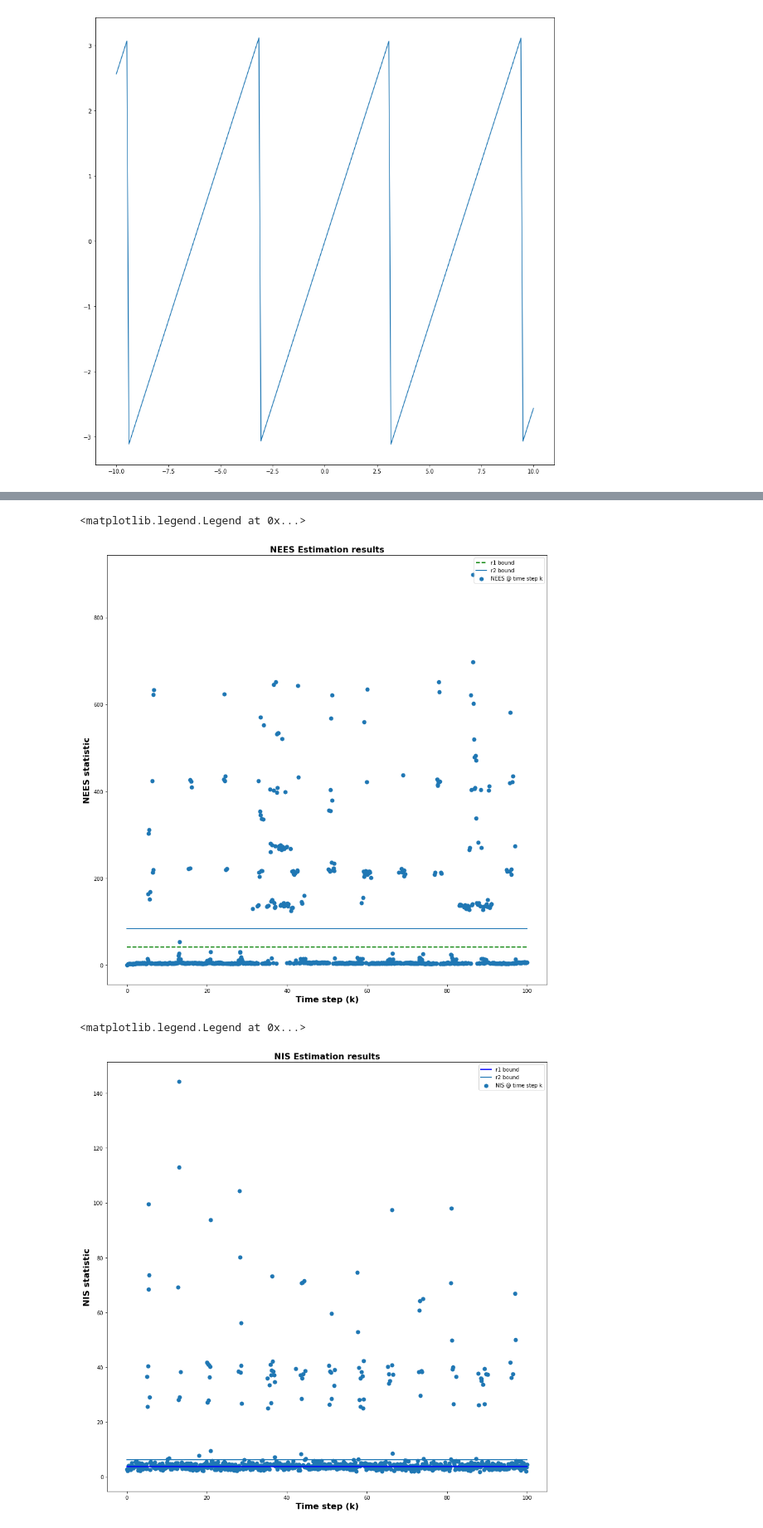
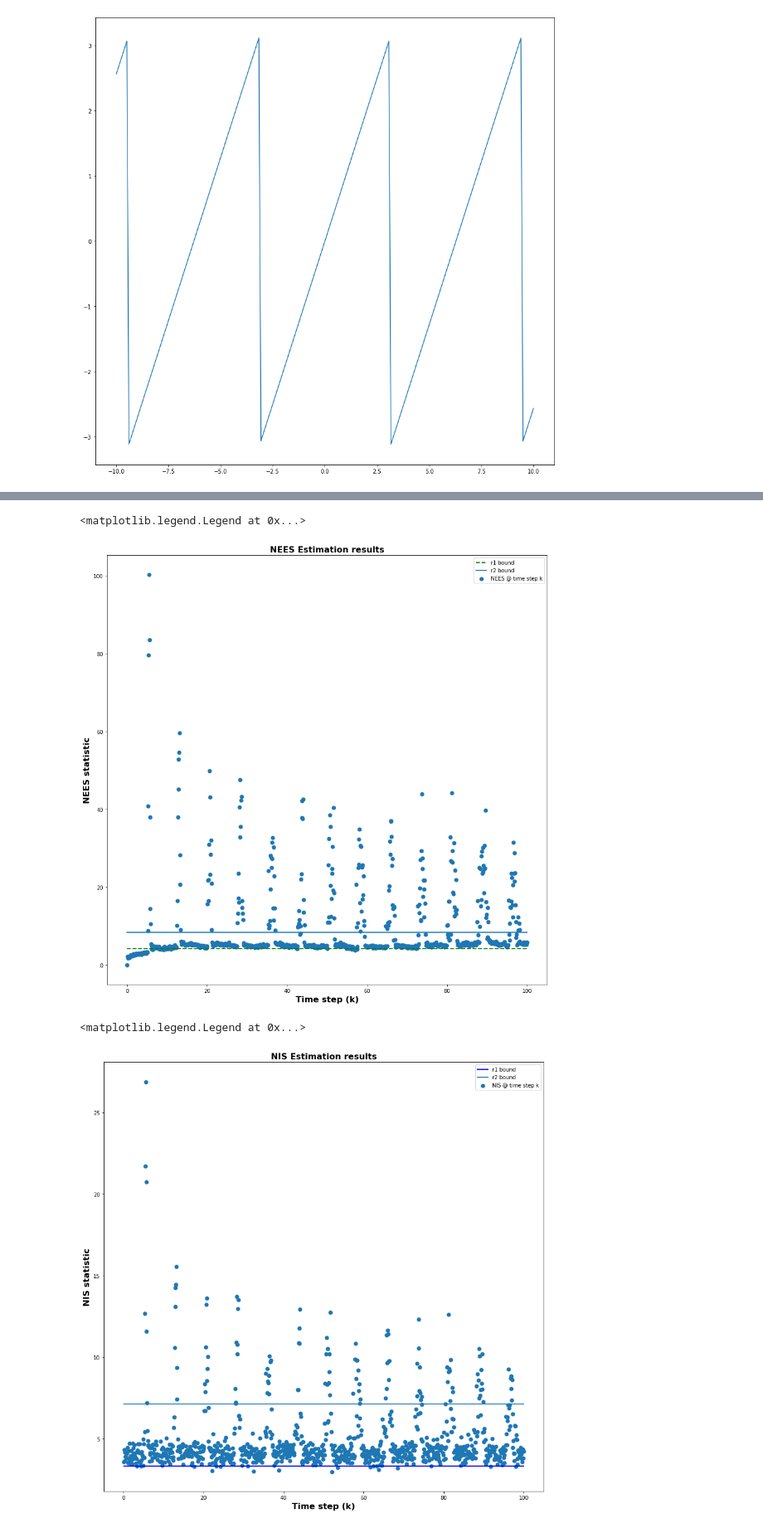
Before and after one commit to himanshugupta1009/robot_localization, a Jupyter notebook: Project_Report_2/EKF.ipynb, the cells around one changed output, grey strips where cells are left out. Shown at 83% size. Drawn from its saved outputs; the diff is of its cells as text; code cells hidden in the pictures.

```diff
--- a/Project_Report_2/EKF.ipynb
+++ b/Project_Report_2/EKF.ipynb
@@ -286,6 +290,8 @@ def get_estimated_states_and_measurements(x0,P0,u,observed_measurements_list,Q,R
 
 def get_weighted_error_x_at_step_k(actual_x,estimated_x,Pk):
     ek = actual_x - estimated_x
+    ek[2][0] = wrap_in_negative_pi_to_pi(ek[2][0])
+    ek[5][0] = wrap_in_negative_pi_to_pi(ek[5][0])
     epsilon = np.dot(ek.transpose(),np.dot(inv(Pk),ek))
     return epsilon[0][0]
 
@@ -299,6 +305,8 @@ def get_epsilon_x_for_all_time_steps_in_one_simulation(actual_x_list, estimated_
 
 def get_weighted_error_y_at_step_k(actual_y,estimated_y,Sk):
     ek = actual_y - estimated_y
+    ek[0][0] = wrap_in_negative_pi_to_pi(ek[0][0])
+    ek[2][0] = wrap_in_negative_pi_to_pi(ek[2][0])
     epsilon = np.dot(ek.transpose(),np.dot(inv(Sk),ek))
     return epsilon[0][0]
 
@@ -364,8 +372,8 @@ Qfilter = np.array([
         [0.   , 0.   , 0.   , Q46    , Q56  , Q66 ]
     ])
 
-Qfilter = 700*data_file['Qtrue']
-Pstart = 1000*data_file['Qtrue']
+Qfilter = 300*data_file['Qtrue']
+Pstart = 100*data_file['Qtrue']
 
 # Pstart = np.array([[10, 0.   , 0.   , 0.   , 0.   , 0.   ],
 #        [0.   , 10, 0.   , 0.   , 0.   , 0.   ],
@@ -917,5 +929,5 @@ plt.legend()
 # %%
-num_mc_simulations = 10
+num_mc_simulations = 50
 NEES_data,NIS_data = get_NEES_data_for_multiple_simulations(x0,Pstart,u,Qtrue,Rtrue,Qfilter,Rtrue,num_mc_simulations)
 # %% [output]
 Performing simulation number 0
@@ -932,8 +951,8 @@ Performing simulation number 9
 NEES_mean_list = NEES_data.mean(axis=0)
 N = num_mc_simulations
 n = len(x0)
-r1 = chi2.ppf(0.025, df=N*n)
-r2 = chi2.ppf(0.975, df=N*n)
+r1 = chi2.ppf(0.00001, df=N*n)/N
+r2 = chi2.ppf(0.99999, df=N*n)/N
 
 #plt.plot(time_steps,NEES_mean_list)
 r1_bound = [r1]*len(time_steps)
@@ -947,24 +966,24 @@ plt.plot(time_steps,r2_bound,linewidth = 2,label = 'r2 bound')
 plt.legend()
 # %% [output]
 <matplotlib.legend.Legend at 0x...>
-[figure, old version]
+[figure, new version]
 # %%
 NIS_mean_list = NIS_data.mean(axis=0)
 N = num_mc_simulations
 p = len(Rtrue)
-r1 = chi2.ppf(0.1, df=N*p)/N
-r2 = chi2.ppf(0.9, df=N*p)/N
+r1 = chi2.ppf(0.00001, df=N*p)/N
+r2 = chi2.ppf(0.99999, df=N*p)/N
 
 #plt.plot(time_steps,NEES_mean_list)
 r1_bound = [r1]*len(time_steps[1:])
 r2_bound = [r2]*len(time_steps[1:])
 plt.xlabel("Time step (k)",fontsize=16, fontweight='bold')
 plt.ylabel("NIS statistic",fontsize=16, fontweight='bold')
 plt.title("NIS Estimation results",fontsize=16, fontweight='bold')
 plt.scatter(time_steps[1:],NIS_mean_list,linewidth = 2,label = 'NIS @ time step k')
 plt.plot(time_steps[1:],r1_bound,'b',linewidth = 2,label = 'r1 bound')
 plt.plot(time_steps[1:],r2_bound,linewidth = 2,label = 'r2 bound')
 plt.legend()
 # %% [output]
 <matplotlib.legend.Legend at 0x...>
-[figure, old version]
+[figure, new version]
```
Also changed, not shown: parts of 24 cells of this notebook.
